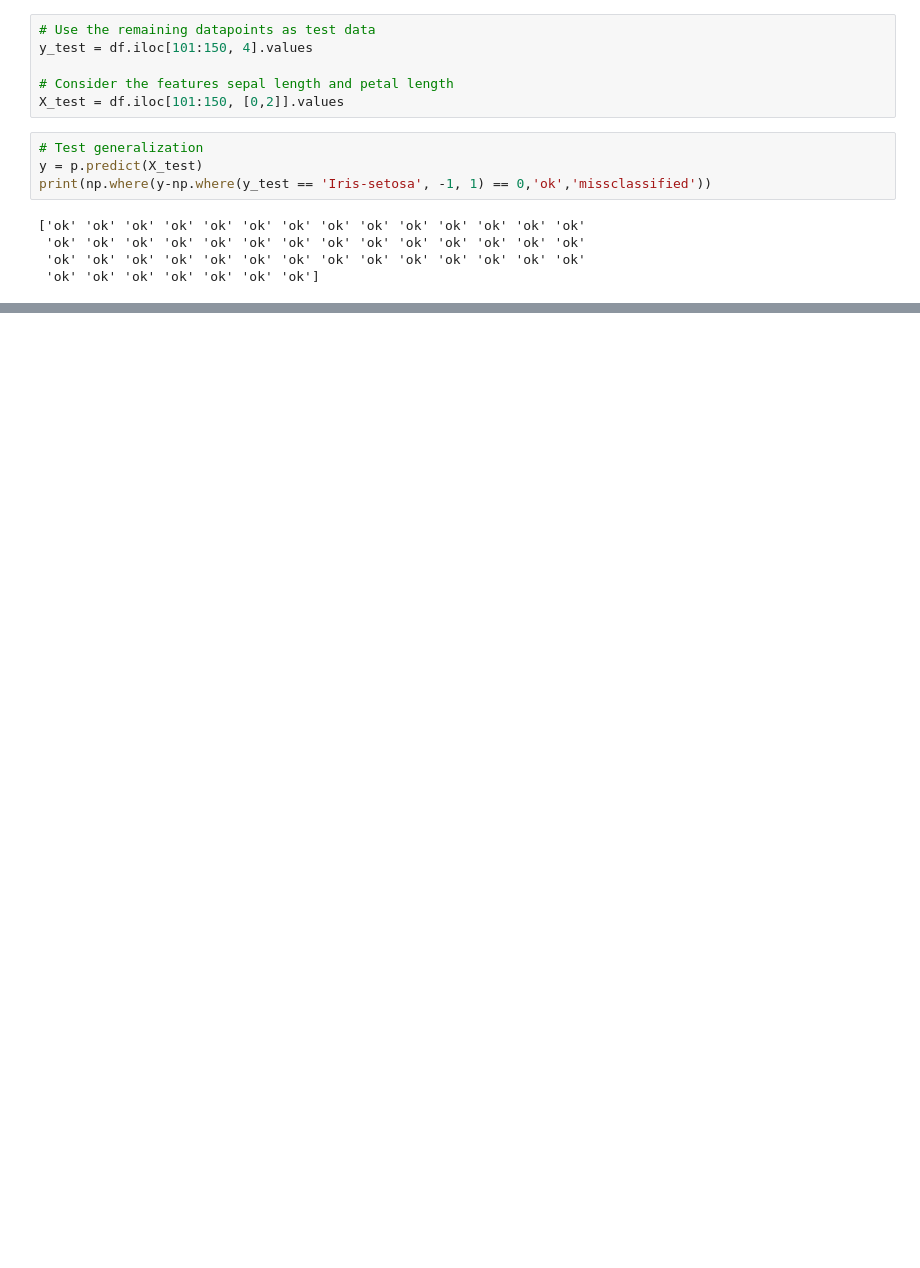
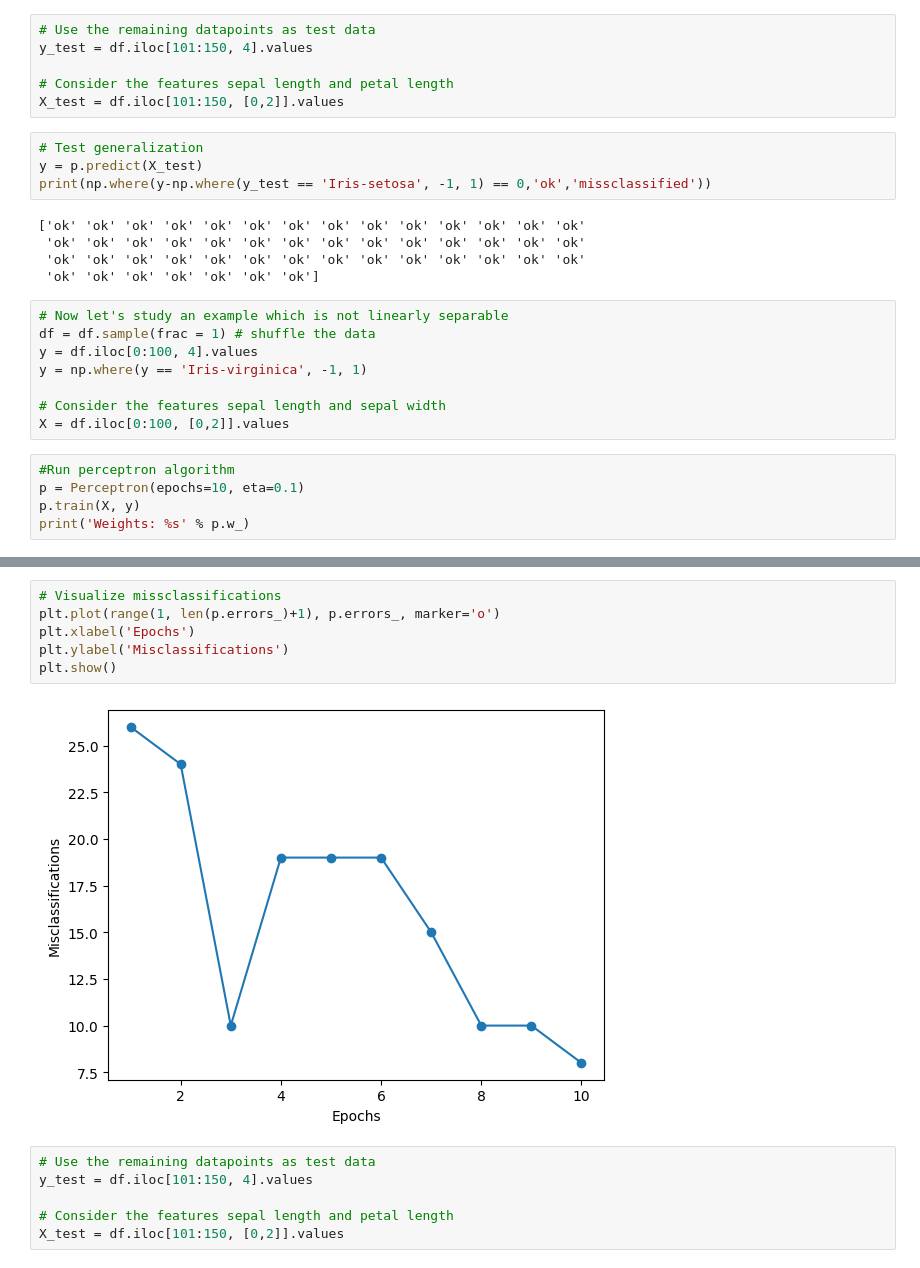
Before and after one commit to MSimonFRA-UAS/LfDFra-UAS, a Jupyter notebook: LfDPerceptron_sol.ipynb, the cells around one changed output, grey strips where cells are left out. Saved outputs shown, nothing was run; the diff lists cells and outputs as text; blank space fills up the shorter version.

```diff
--- a/LfDPerceptron_sol.ipynb
+++ b/LfDPerceptron_sol.ipynb
@@ -114,3 +130,16 @@ print(np.where(y-np.where(y_test == 'Iris-setosa', -1, 1) == 0,'ok','missclassif
  'ok' 'ok' 'ok' 'ok' 'ok' 'ok' 'ok' 'ok' 'ok' 'ok' 'ok' 'ok' 'ok' 'ok'
  'ok' 'ok' 'ok' 'ok' 'ok' 'ok' 'ok' 'ok' 'ok' 'ok' 'ok' 'ok' 'ok' 'ok'
  'ok' 'ok' 'ok' 'ok' 'ok' 'ok' 'ok']
+# %%
+# Now let's study an example which is not linearly separable
+df = df.sample(frac = 1) # shuffle the data
+y = df.iloc[0:100, 4].values
+y = np.where(y == 'Iris-virginica', -1, 1)
+
+# Consider the features sepal length and sepal width
+X = df.iloc[0:100, [0,2]].values
+# %%
+#Run perceptron algorithm
+p = Perceptron(epochs=10, eta=0.1)
+p.train(X, y)
+print('Weights: %s' % p.w_)
@@ -116,0 +159,14 @@ print(np.where(y-np.where(y_test == 'Iris-setosa', -1, 1) == 0,'ok','missclassif
+# %%
+# Visualize missclassifications
+plt.plot(range(1, len(p.errors_)+1), p.errors_, marker='o')
+plt.xlabel('Epochs')
+plt.ylabel('Misclassifications')
+plt.show()
+# %% [output]
+[figure, added]
+# %%
+# Use the remaining datapoints as test data
+y_test = df.iloc[101:150, 4].values
+
+# Consider the features sepal length and petal length
+X_test = df.iloc[101:150, [0,2]].values
```
Also changed, not shown: parts of 8 cells of this notebook.
